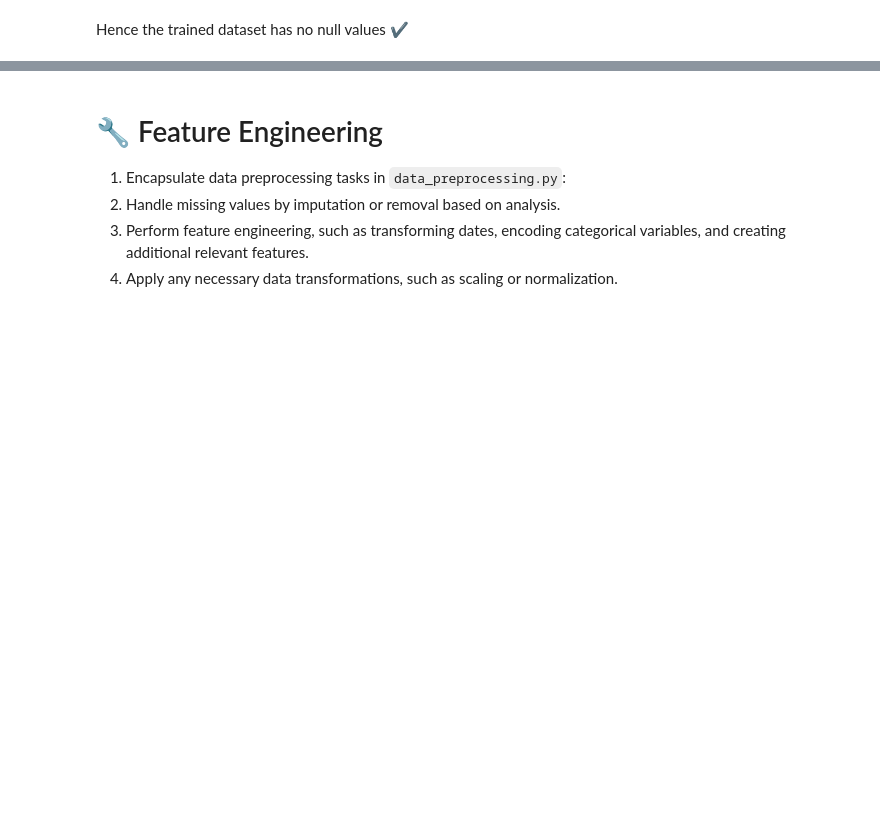
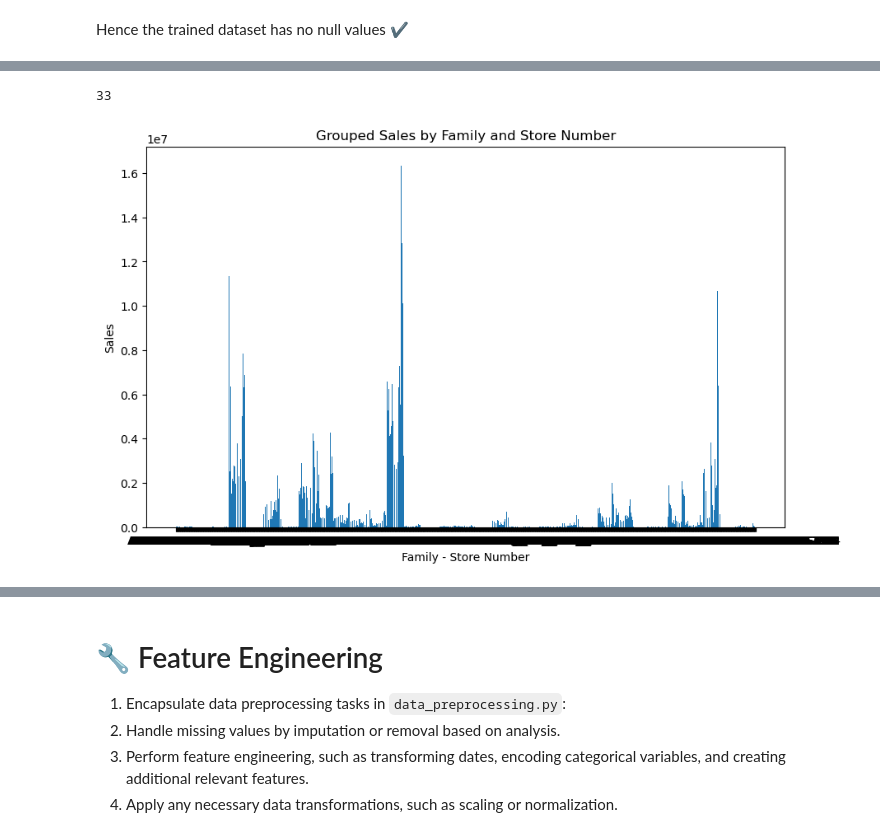
Before and after one commit to rbrox/IBM-dataSci, a Jupyter notebook: ProfitProMax/sales_forecasting.ipynb, the cells around one changed output, grey strips where cells are left out. Saved outputs shown, nothing was run; the diff lists cells and outputs as text; code cells hidden in the pictures; blank space fills up the shorter version.

```diff
--- a/ProfitProMax/sales_forecasting.ipynb
+++ b/ProfitProMax/sales_forecasting.ipynb
@@ -114,0 +161,22 @@ Hence the trained dataset has no null values ✔️
+# %%
+grouped_sales = train_data.groupby(['family', 'store_nbr'])['sales'].sum()
+grouped_sales_df = grouped_sales.reset_index()
+# %%
+unique_families = grouped_sales_df['family'].unique()
+unique_families
+len(unique_families)
+# %% [output]
+33
+# %%
+
+
+plt.figure(figsize=(10, 6))
+plt.bar(grouped_sales_df['family'] + ' - ' + grouped_sales_df['store_nbr'].astype(str), grouped_sales_df['sales'])
+plt.xlabel('Family - Store Number')
+plt.ylabel('Sales')
+plt.title('Grouped Sales by Family and Store Number')
+
+#plt.tight_layout()
+plt.show()
+# %% [output]
+[figure, added]
```
Also changed, not shown: parts of 9 cells of this notebook, 1 other file.
